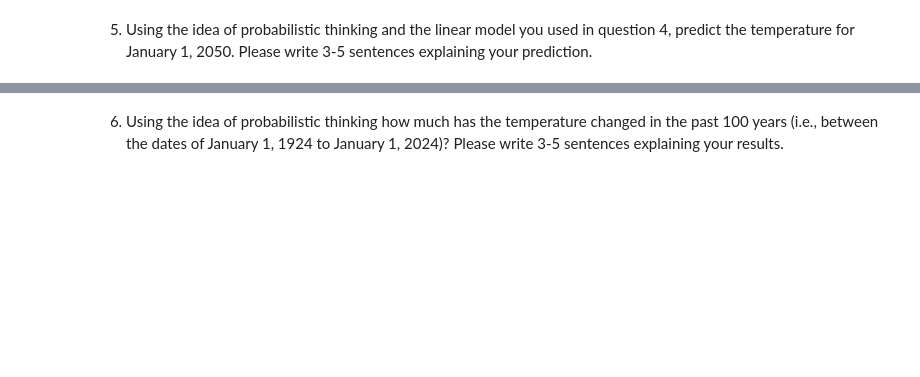
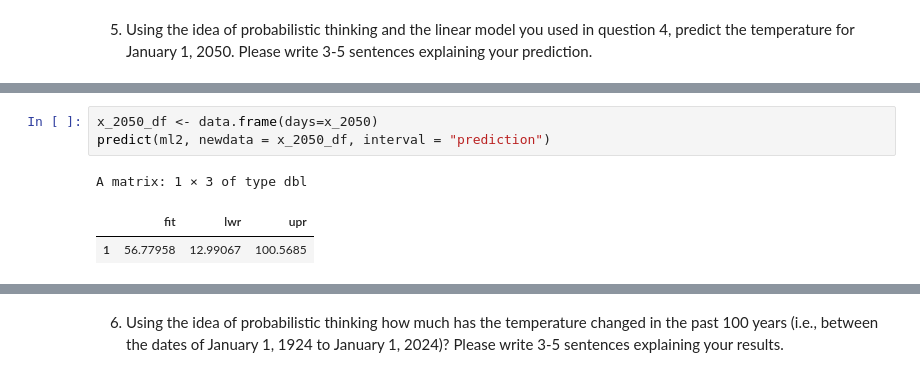
Before and after one commit to Prokope45/Statistics, a Jupyter notebook: STAT-705/Assignments/assignment_4.ipynb, the cells around one changed output, grey strips where cells are left out. Saved outputs shown, nothing was run; the diff lists cells and outputs as text; blank space fills up the shorter version.

```diff
--- a/STAT-705/Assignments/assignment_4.ipynb
+++ b/STAT-705/Assignments/assignment_4.ipynb
@@ -269,0 +268,7 @@ points(x, Ey.hat_prediction[,3], typ="l", col="blue", lty=2)
+# %%
+x_2050_df <- data.frame(days=x_2050)
+predict(ml2, newdata = x_2050_df, interval = "prediction")
+# %% [output]
+A matrix: 1 × 3 of type dbl
+|  | fit | lwr | upr |
+| 1 | 56.77958 | 12.99067 | 100.5685 |
```
Also changed, not shown: parts of 19 cells of this notebook.
